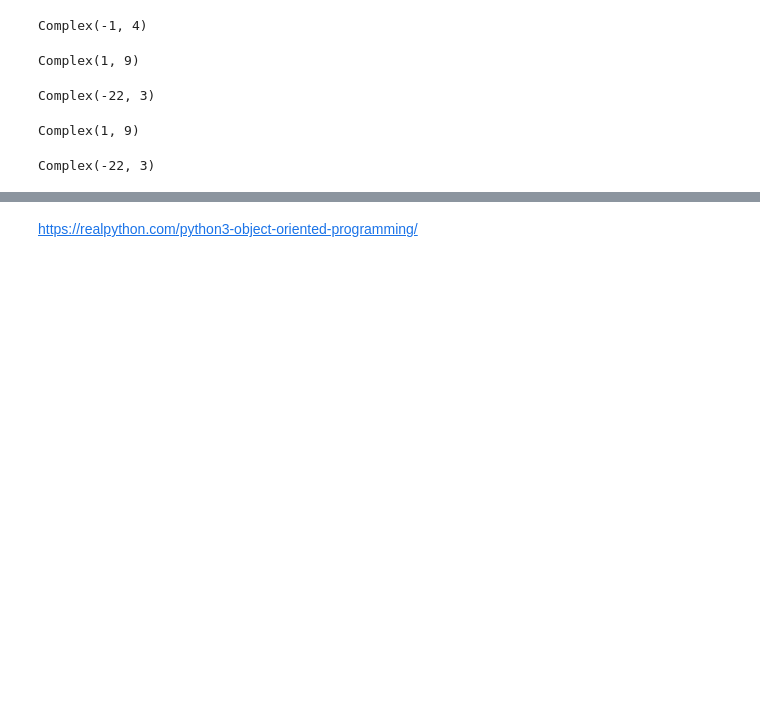
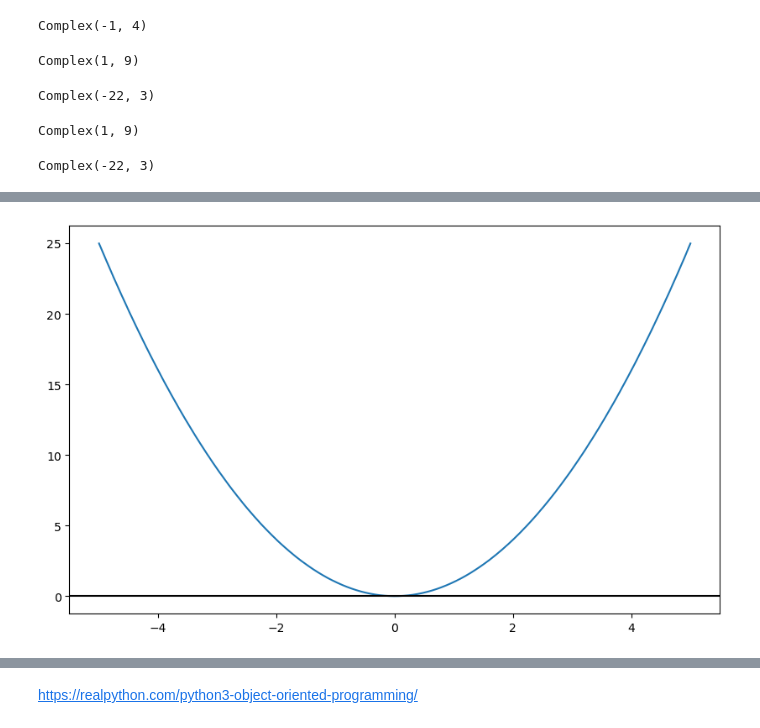
Before and after one commit to donalBolustrom99/ET-Assement, a Jupyter notebook: content/Fourier Transform.ipynb, the cells around one changed output, grey strips where cells are left out. Drawn from its saved outputs; the diff is of its cells as text; code cells hidden in the pictures; blank space fills up the shorter version.

```diff
--- a/content/Fourier Transform.ipynb
+++ b/content/Fourier Transform.ipynb
@@ -119,0 +136,12 @@ Complex(-22, 3)
+# %%
+# X value range
+x = np.linspace(-5.0, 5.0, 500)
+
+# Create figure
+fig, ax = plt.subplots(figsize=(10,6))
+
+# Plot X on figure
+ax.plot(x, x**2)
+ax.axhline(0.0, color="black");
+# %% [output]
+[figure, added]
```
Also changed, not shown: parts of 5 cells of this notebook.
